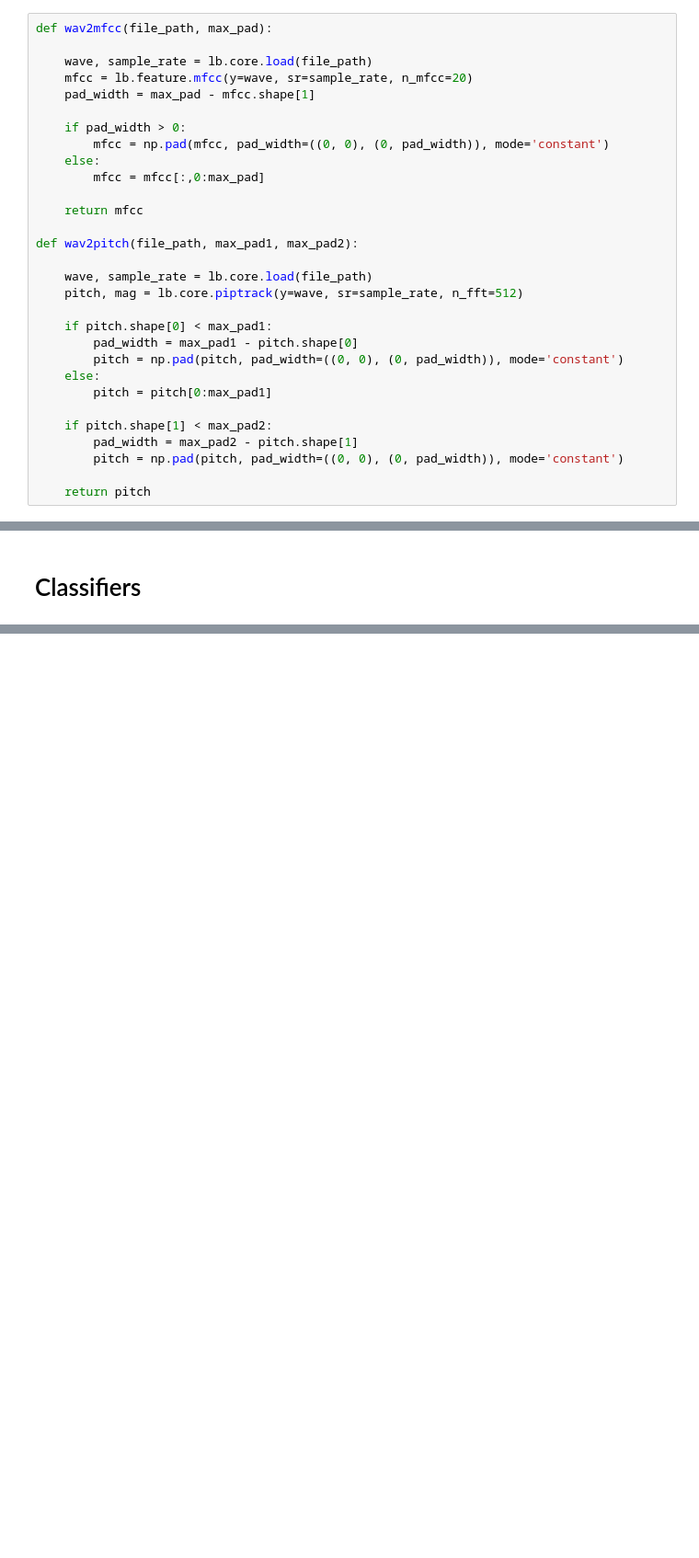
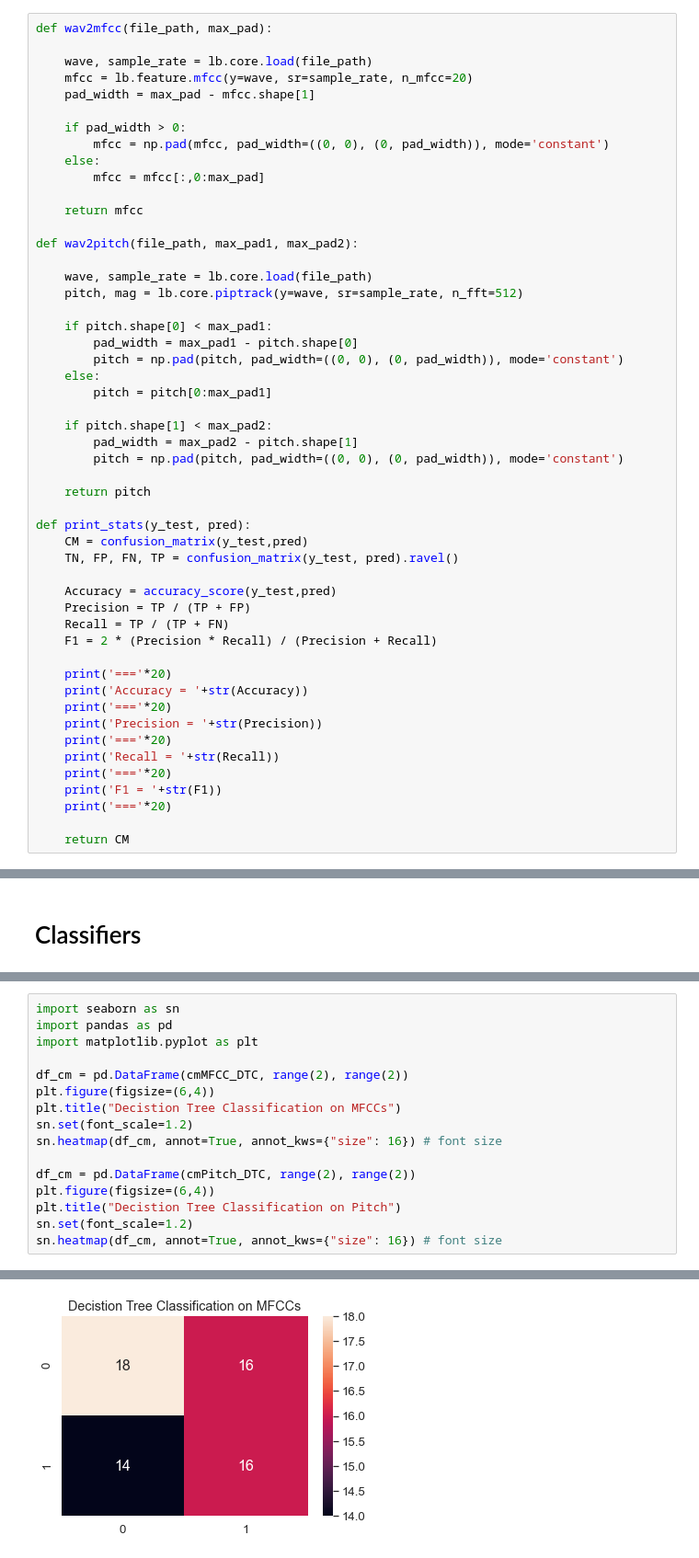
Before and after one commit to jxm1522/AI_FinalProject, a Jupyter notebook: AI_FinalProject.ipynb, the cells around one changed output, grey strips where cells are left out. Shown at 92% size. Cells and saved outputs as stored; diff of their text form; blank space fills up the shorter version.

Commit message:
Finished Classifier logic and confusion matrix plotting

```diff
--- a/AI_FinalProject.ipynb
+++ b/AI_FinalProject.ipynb
@@ -90,6 +85,27 @@ def wav2pitch(file_path, max_pad1, max_pad2):
         pitch = np.pad(pitch, pad_width=((0, 0), (0, pad_width)), mode='constant')
 
     return pitch
+
+def print_stats(y_test, pred):
+    CM = confusion_matrix(y_test,pred)
+    TN, FP, FN, TP = confusion_matrix(y_test, pred).ravel()
+
+    Accuracy = accuracy_score(y_test,pred)
+    Precision = TP / (TP + FP)
+    Recall = TP / (TP + FN)
+    F1 = 2 * (Precision * Recall) / (Precision + Recall)
+
+    print('==='*20)
+    print('Accuracy = '+str(Accuracy))
+    print('==='*20)
+    print('Precision = '+str(Precision))
+    print('==='*20)
+    print('Recall = '+str(Recall))
+    print('==='*20)
+    print('F1 = '+str(F1))
+    print('==='*20)
+
+    return CM
 # %% [markdown]
 # Audio Processing
 # %%
@@ -252,0 +328,17 @@ print(y_train.shape)
+# %%
+import seaborn as sn
+import pandas as pd
+import matplotlib.pyplot as plt
+
+df_cm = pd.DataFrame(cmMFCC_DTC, range(2), range(2))
+plt.figure(figsize=(6,4))
+plt.title("Decistion Tree Classification on MFCCs")
+sn.set(font_scale=1.2)
+sn.heatmap(df_cm, annot=True, annot_kws={"size": 16}) # font size
+
+df_cm = pd.DataFrame(cmPitch_DTC, range(2), range(2))
+plt.figure(figsize=(6,4))
+plt.title("Decistion Tree Classification on Pitch")
+sn.set(font_scale=1.2)
+sn.heatmap(df_cm, annot=True, annot_kws={"size": 16}) # font size
+# %% [output]
@@ -252,0 +346 @@ print(y_train.shape)
+[figure, added]
```
Also changed, not shown: parts of 8 cells of this notebook.
